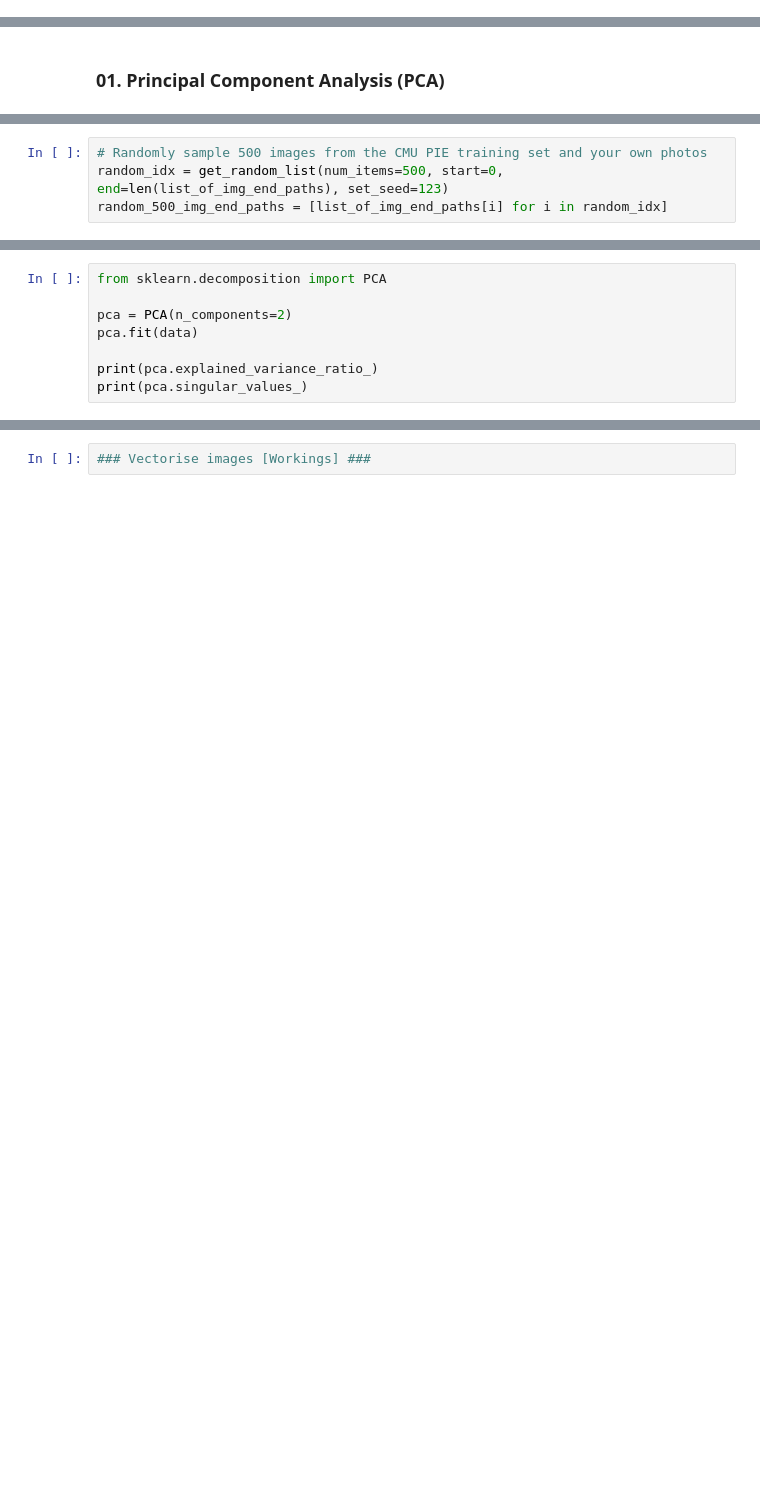
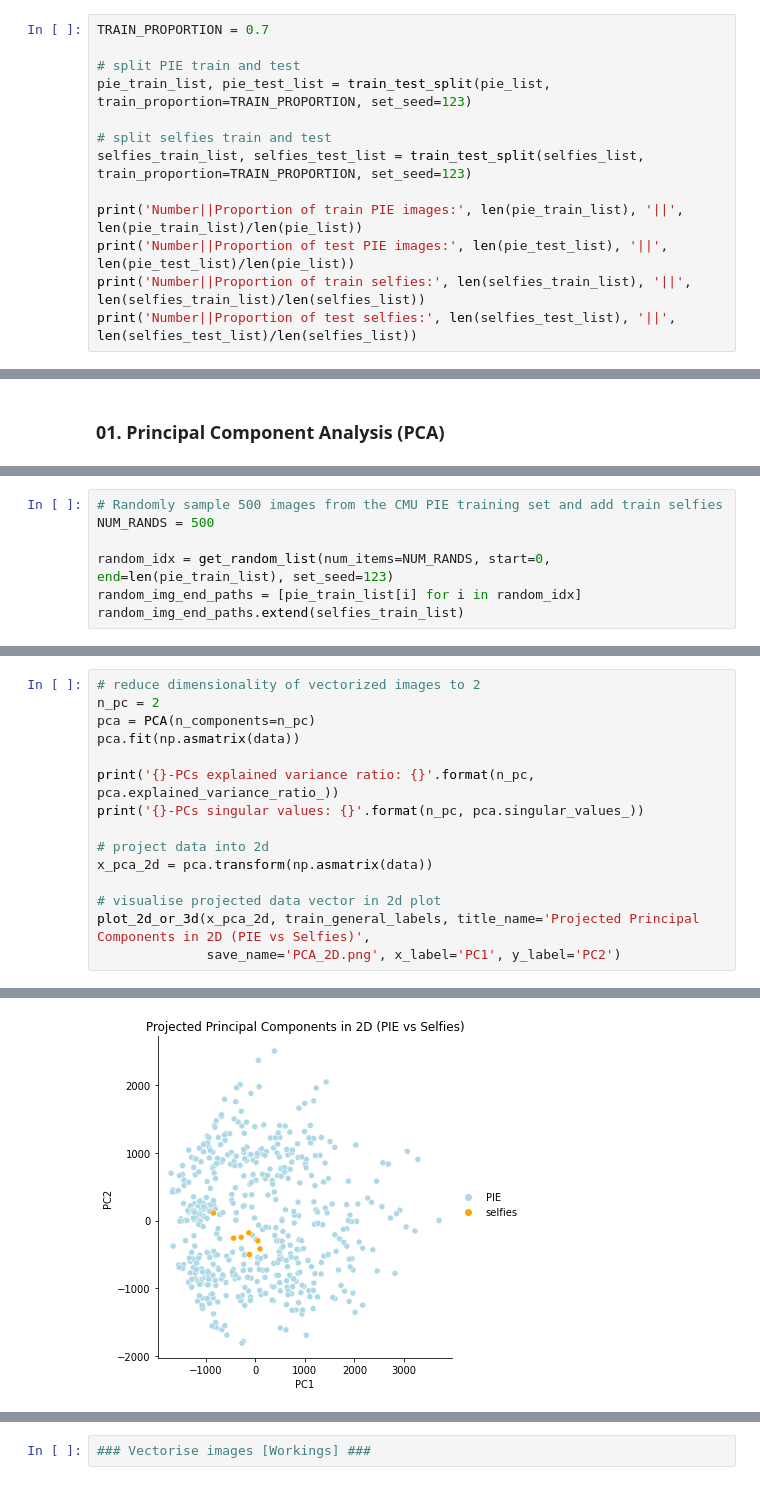
Before and after one commit to tanfiona/FaceRecognitionAnalysis, a Jupyter notebook: ee5907_ca2.ipynb, the cells around one changed output, grey strips where cells are left out. Saved outputs shown, nothing was run; the diff lists cells and outputs as text; blank space fills up the shorter version.

```diff
--- a/ee5907_ca2.ipynb
+++ b/ee5907_ca2.ipynb
@@ -33,0 +61,13 @@ Number of selected images: 4260
+# %%
+TRAIN_PROPORTION = 0.7
+
+# split PIE train and test
+pie_train_list, pie_test_list = train_test_split(pie_list, train_proportion=TRAIN_PROPORTION, set_seed=123)
+
+# split selfies train and test
+selfies_train_list, selfies_test_list = train_test_split(selfies_list, train_proportion=TRAIN_PROPORTION, set_seed=123)
+
+print('Number||Proportion of train PIE images:', len(pie_train_list), '||', len(pie_train_list)/len(pie_list))
+print('Number||Proportion of test PIE images:', len(pie_test_list), '||', len(pie_test_list)/len(pie_list))
+print('Number||Proportion of train selfies:', len(selfies_train_list), '||', len(selfies_train_list)/len(selfies_list))
+print('Number||Proportion of test selfies:', len(selfies_test_list), '||', len(selfies_test_list)/len(selfies_list))
@@ -40,4 +91,7 @@ import os
 # %%
-# Randomly sample 500 images from the CMU PIE training set and your own photos
-random_idx = get_random_list(num_items=500, start=0, end=len(list_of_img_end_paths), set_seed=123)
-random_500_img_end_paths = [list_of_img_end_paths[i] for i in random_idx]
+# Randomly sample 500 images from the CMU PIE training set and add train selfies
+NUM_RANDS = 500
+
+random_idx = get_random_list(num_items=NUM_RANDS, start=0, end=len(pie_train_list), set_seed=123)
+random_img_end_paths = [pie_train_list[i] for i in random_idx]
+random_img_end_paths.extend(selfies_train_list)
@@ -67,8 +146,0 @@ Vectorised and loaded data: (500, 1024)
-# %%
-from sklearn.decomposition import PCA
-
-pca = PCA(n_components=2)
-pca.fit(data)
-
-print(pca.explained_variance_ratio_)
-print(pca.singular_values_)
@@ -86,0 +185,16 @@ print(pca.singular_values_)
+# %%
+# reduce dimensionality of vectorized images to 2
+n_pc = 2
+pca = PCA(n_components=n_pc)
+pca.fit(np.asmatrix(data))
+
+print('{}-PCs explained variance ratio: {}'.format(n_pc, pca.explained_variance_ratio_))
+print('{}-PCs singular values: {}'.format(n_pc, pca.singular_values_))
+
+# project data into 2d
+x_pca_2d = pca.transform(np.asmatrix(data))
+
+# visualise projected data vector in 2d plot
+plot_2d_or_3d(x_pca_2d, train_general_labels, title_name='Projected Principal Components in 2D (PIE vs Selfies)',
+              save_name='PCA_2D.png', x_label='PC1', y_label='PC2')
+# %% [output]
@@ -86,0 +203 @@ print(pca.singular_values_)
+[figure, added]
```
Also changed, not shown: parts of 71 cells of this notebook, 3 other files.
